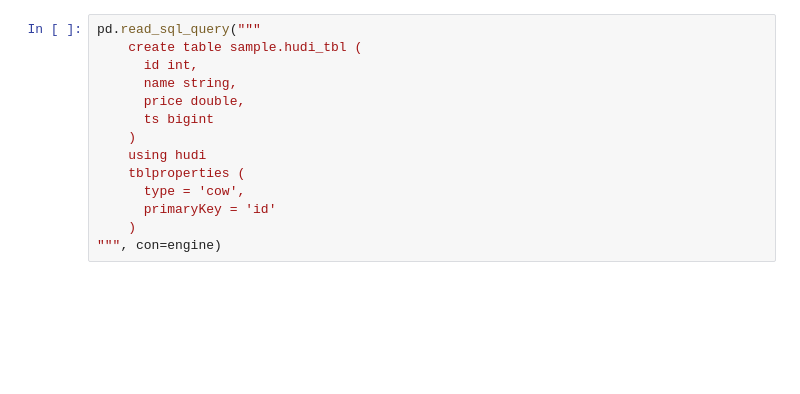
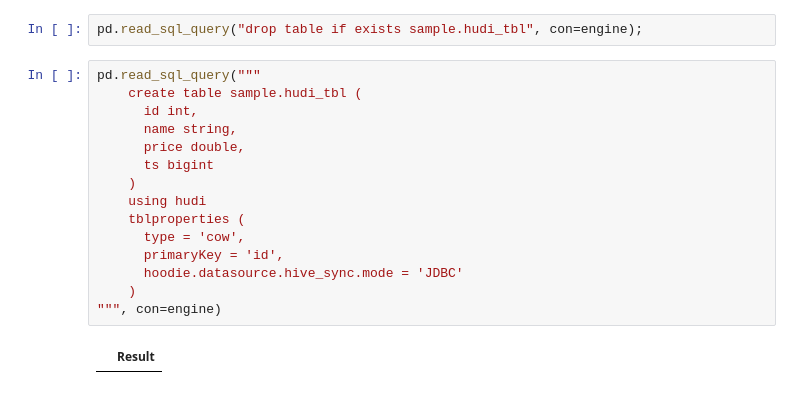
Before and after one commit to kt-chan/dbt-airflow-docker, a Jupyter notebook: jupyter/pyHive.ipynb, the cells around one changed output. Saved outputs shown, nothing was run; the diff lists cells and outputs as text; blank space fills up the shorter version.

Commit message:
hudi at single node done

```diff
--- a/jupyter/pyHive.ipynb
+++ b/jupyter/pyHive.ipynb
@@ -30,16 +57,21 @@ pd.read_sql_query("show tables", con=engine)
+# %%
+pd.read_sql_query("drop table if exists sample.hudi_tbl", con=engine);
 # %%
 pd.read_sql_query("""
     create table sample.hudi_tbl (
       id int,
       name string,
       price double,
       ts bigint
     )
     using hudi
     tblproperties (
       type = 'cow',
-      primaryKey = 'id'
+      primaryKey = 'id',
+      hoodie.datasource.hive_sync.mode = 'JDBC'
     )
 """, con=engine)
+# %% [output]
+|  | Result |
 # %%
 pd.read_sql_query("show tables", con=engine)
```
Also changed, not shown: parts of 11 cells of this notebook, 15 other files.
